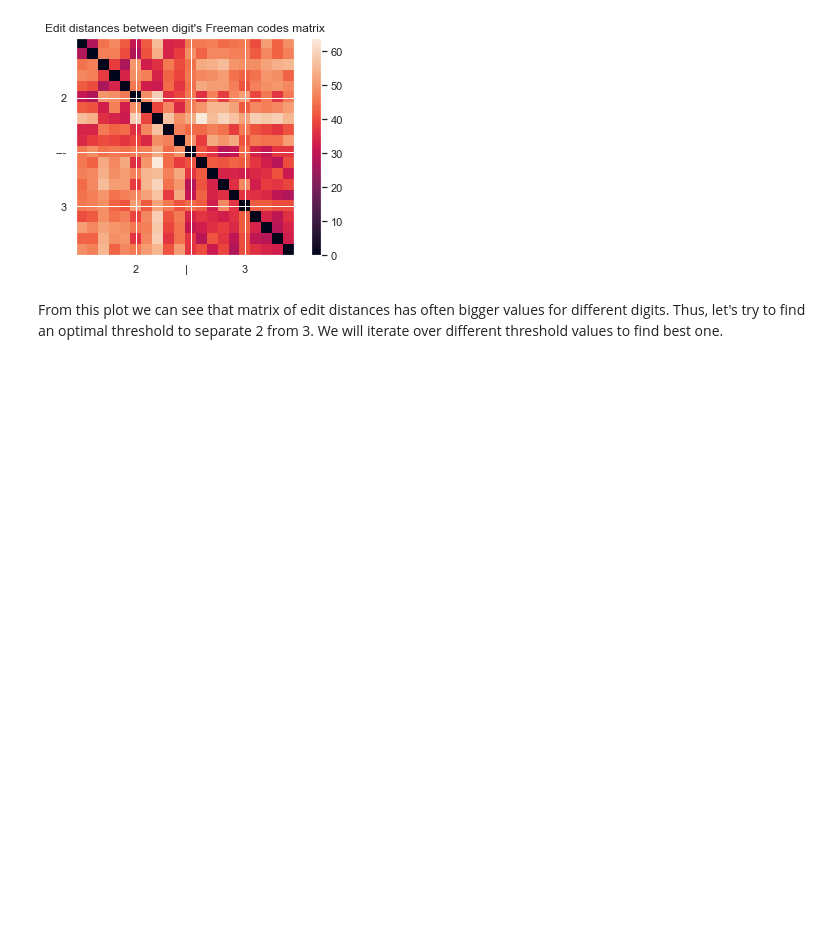
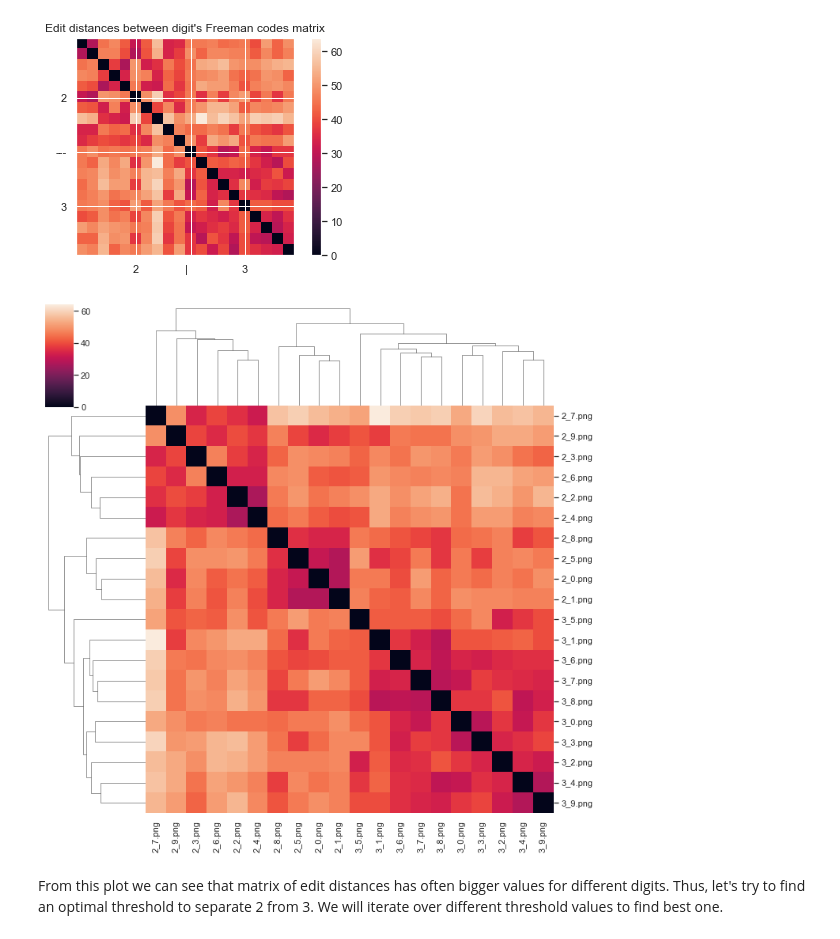
Before and after one commit to oganesManasian/Image-analysis-and-pattern-recognition, a Jupyter notebook: labs/lab_02_object_description.ipynb, the cells around one changed output. Saved outputs shown, nothing was run; the diff lists cells and outputs as text; code cells hidden in the pictures; blank space fills up the shorter version.

Commit message:
added clustermap

```diff
--- a/labs/lab_02_object_description.ipynb
+++ b/labs/lab_02_object_description.ipynb
@@ -889,6 +889,13 @@ plt.title("Edit distances between digit's Freeman codes matrix")
 plt.show()
 # %% [output]
 [figure]
+# %%
+digit_dist_df = pd.DataFrame(digit_dist_matrix,
+                             index=twos_names + threes_names,
+                             columns=twos_names + threes_names)
+f = sns.clustermap(digit_dist_df)
+# %% [output]
+[figure, added]
 # %% [markdown]
 From this plot we can see that matrix of edit distances has often bigger values for different digits. Thus, let's try to find an optimal threshold to separate 2 from 3. We will iterate over different threshold values to find best one.
 # %%
```
Also changed, not shown: parts of 20 cells of this notebook.
